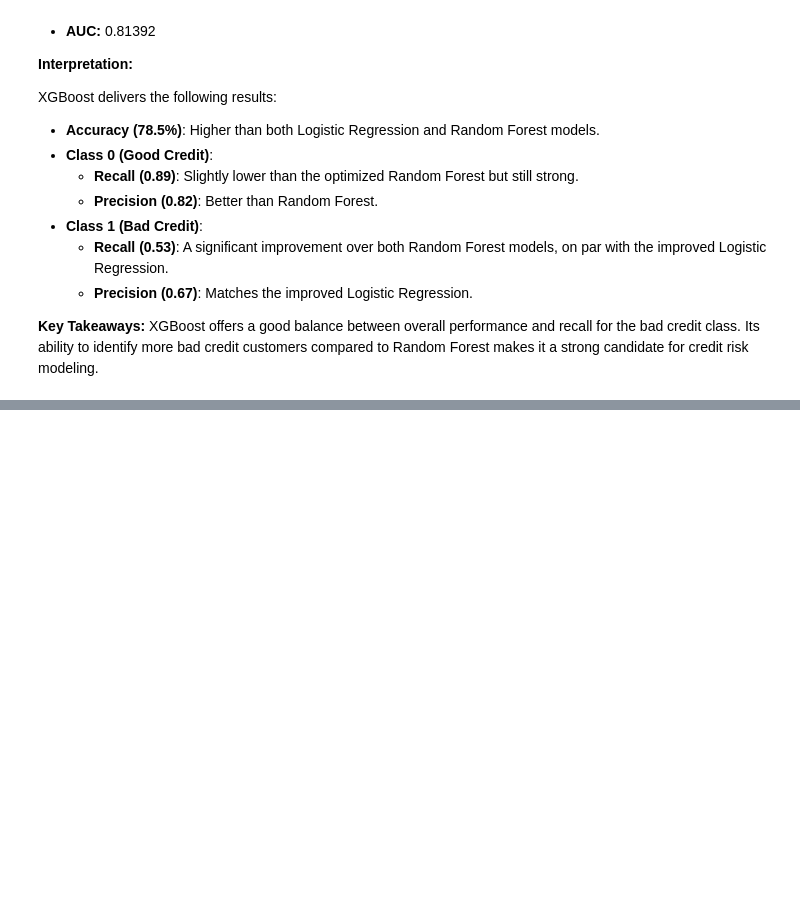
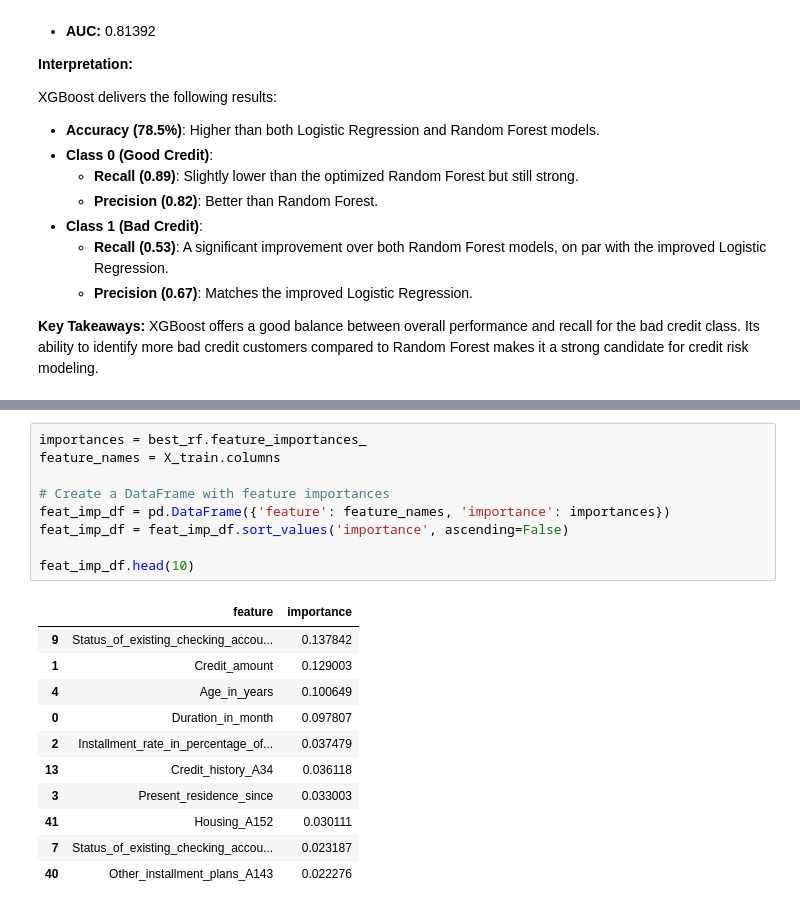
Before and after one commit to sebastian-gm/pd_predictive_modeling, a Jupyter notebook: notebooks/03_model_comparison_and_feature_importance.ipynb, the cells around one changed output, grey strips where cells are left out. Saved outputs shown, nothing was run; the diff lists cells and outputs as text; blank space fills up the shorter version.

```diff
--- a/notebooks/03_model_comparison_and_feature_importance.ipynb
+++ b/notebooks/03_model_comparison_and_feature_importance.ipynb
@@ -203,0 +208,21 @@ XGBoost offers a good balance between overall performance and recall for the bad
+# %%
+importances = best_rf.feature_importances_
+feature_names = X_train.columns
+
+# Create a DataFrame with feature importances
+feat_imp_df = pd.DataFrame({'feature': feature_names, 'importance': importances})
+feat_imp_df = feat_imp_df.sort_values('importance', ascending=False)
+
+feat_imp_df.head(10)
+# %% [output]
+|  | feature | importance |
+| 9 | Status_of_existing_checking_accou... | 0.137842 |
+| 1 | Credit_amount | 0.129003 |
+| 4 | Age_in_years | 0.100649 |
+| 0 | Duration_in_month | 0.097807 |
+| 2 | Installment_rate_in_percentage_of... | 0.037479 |
+| 13 | Credit_history_A34 | 0.036118 |
+| 3 | Present_residence_since | 0.033003 |
+| 41 | Housing_A152 | 0.030111 |
+| 7 | Status_of_existing_checking_accou... | 0.023187 |
+| 40 | Other_installment_plans_A143 | 0.022276 |
```
Also changed, not shown: parts of 10 cells of this notebook.
